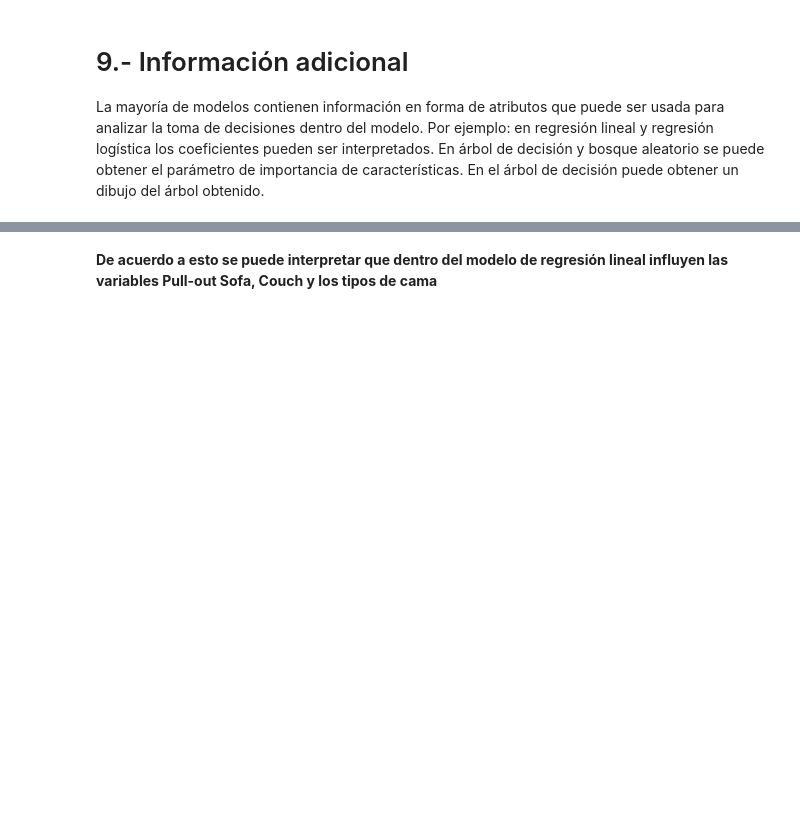
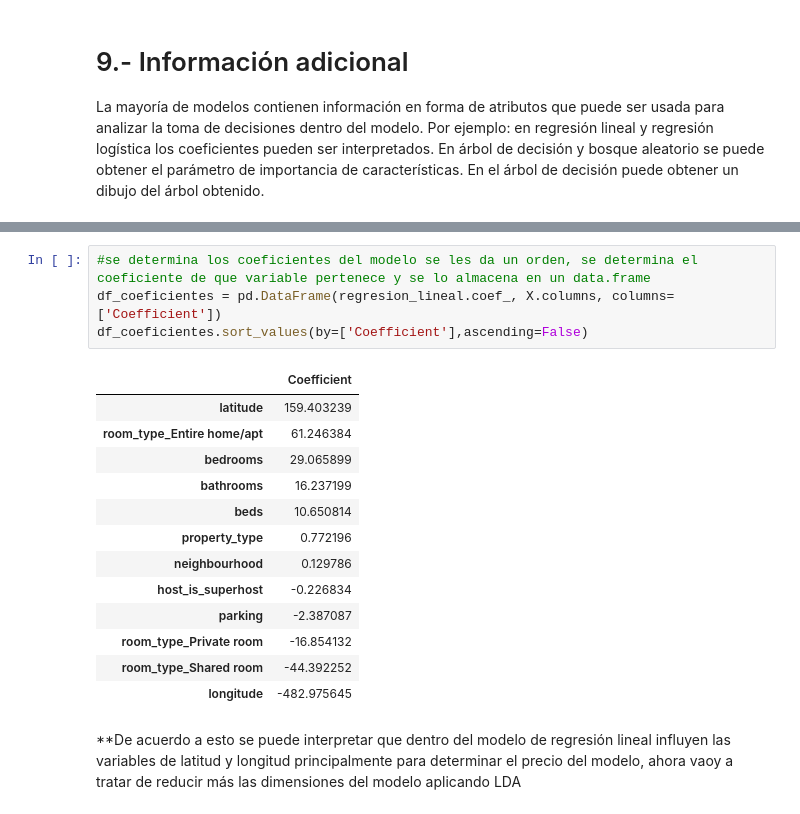
Before and after one commit to chris78rey/DIPLOM_BIGDATA, a Jupyter notebook: IPYNB_TODOS/Taller_Final.ipynb, the cells around one changed output, grey strips where cells are left out. Cells and saved outputs as stored; diff of their text form; blank space fills up the shorter version.

```diff
--- a/IPYNB_TODOS/Taller_Final.ipynb
+++ b/IPYNB_TODOS/Taller_Final.ipynb
@@ -606,5 +625,23 @@ ValueError: could not convert string to float: '>  $100'
+# %%
+#se determina los coeficientes del modelo se les da un orden, se determina el coeficiente de que variable pertenece y se lo almacena en un data.frame
+df_coeficientes = pd.DataFrame(regresion_lineal.coef_, X.columns, columns=['Coefficient'])
+df_coeficientes.sort_values(by=['Coefficient'],ascending=False)
+# %% [output]
+|  | Coefficient |
+| latitude | 159.403239 |
+| room_type_Entire home/apt | 61.246384 |
+| bedrooms | 29.065899 |
+| bathrooms | 16.237199 |
+| beds | 10.650814 |
+| property_type | 0.772196 |
+| neighbourhood | 0.129786 |
+| host_is_superhost | -0.226834 |
+| parking | -2.387087 |
+| room_type_Private room | -16.854132 |
+| room_type_Shared room | -44.392252 |
+| longitude | -482.975645 |
 # %% [markdown]
-**De acuerdo a esto se puede interpretar que dentro del modelo de regresión lineal influyen las variables  Pull-out Sofa, Couch y los tipos de cama**
+**De acuerdo a esto se puede interpretar que dentro del modelo de regresión lineal influyen las variables  de latitud y longitud principalmente para determinar el precio del modelo, ahora vaoy a tratar de reducir más las dimensiones del modelo aplicando LDA
 # %% [markdown]
 # 10.-Conclusiones
 
```
Also changed, not shown: parts of 5 cells of this notebook.
